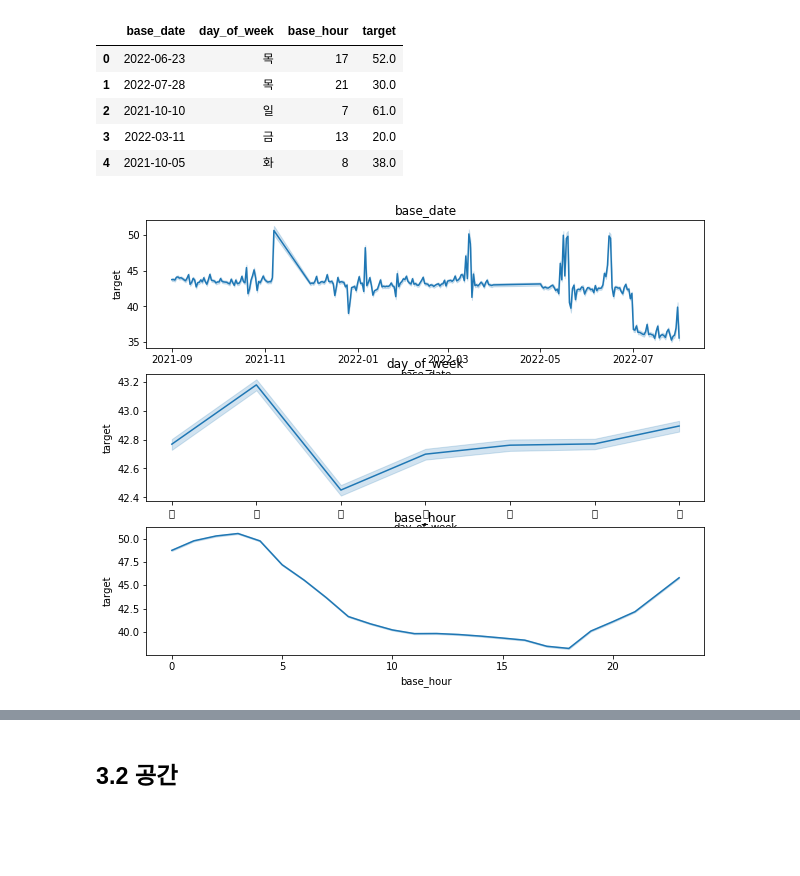
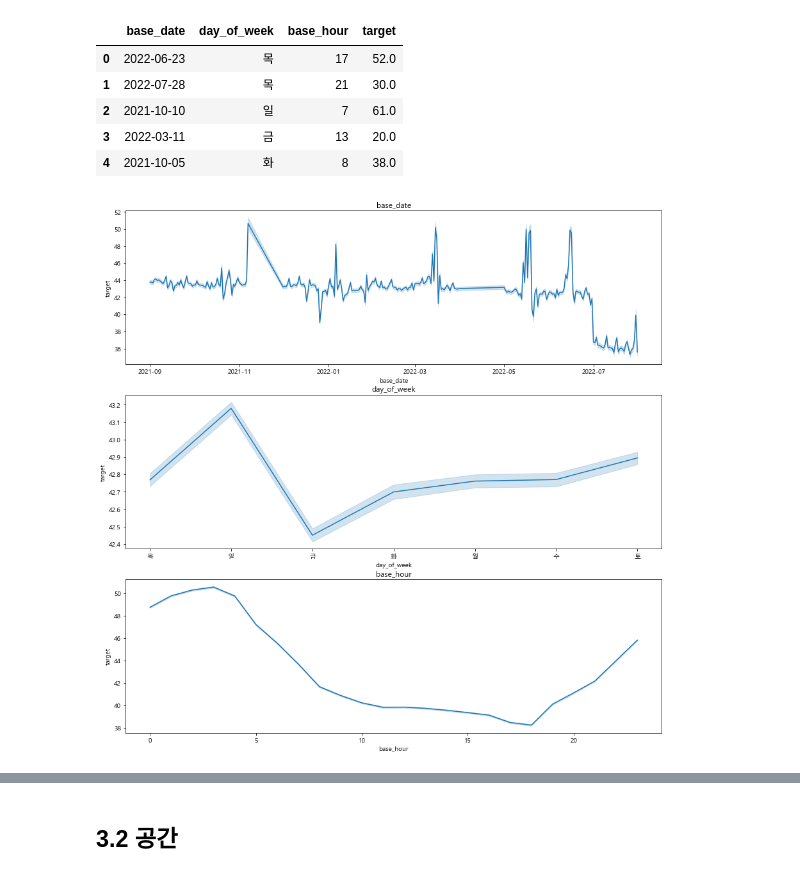
Before and after one commit to oymin2001/DataScience, a Jupyter notebook: Traffic_Jeju.ipynb, the cells around one changed output, grey strips where cells are left out. Drawn from its saved outputs; the diff is of its cells as text; code cells hidden in the pictures; blank space fills up the shorter version.

```diff
--- a/Traffic_Jeju.ipynb
+++ b/Traffic_Jeju.ipynb
@@ -7,7 +7,7 @@ import matplotlib.pylab as plt
 import warnings
 warnings.filterwarnings('ignore')
 %matplotlib inline
-plt.rc("font", family="NanumGothic")
+plt.rc("font", family="Malgun Gothic")
 # %% [markdown]
 # 0. 데이터 확인
 # %%
@@ -129,3 +199,5 @@ memory usage: 681.5+ MB
+# %%
+df_train = df_train[df_train['target'] < 100]
 # %% [markdown]
 # 1. NA확인
 # %%
@@ -175 +264,4 @@ findfont: Font family ['NanumGothic'] not found. Falling back to DejaVu Sans.
+# %%
+df_train = df_train.drop(columns=['end_longitude', 'end_latitude'])
+df_test = df_test.drop(columns=['end_longitude', 'end_latitude'])
 # %% [markdown]
@@ -192,10 +284,10 @@ df_time.head()
 | 4 | 2021-10-05 | 화 | 8 | 38.0 |
 # %%
 columns = np.array(df_time.columns)
-plt.figure(figsize=(10,8))
+plt.figure(figsize=(15,15))
 for i in range(len(columns)-1):
     plt.subplot(3,1,i+1)
     sns.lineplot(x=df_time[columns[i]], y=df_time['target'])
     plt.title(columns[i])
 # %% [output]
-[figure, old version]
+[figure, new version]
```
Also changed, not shown: parts of 35 cells of this notebook.
